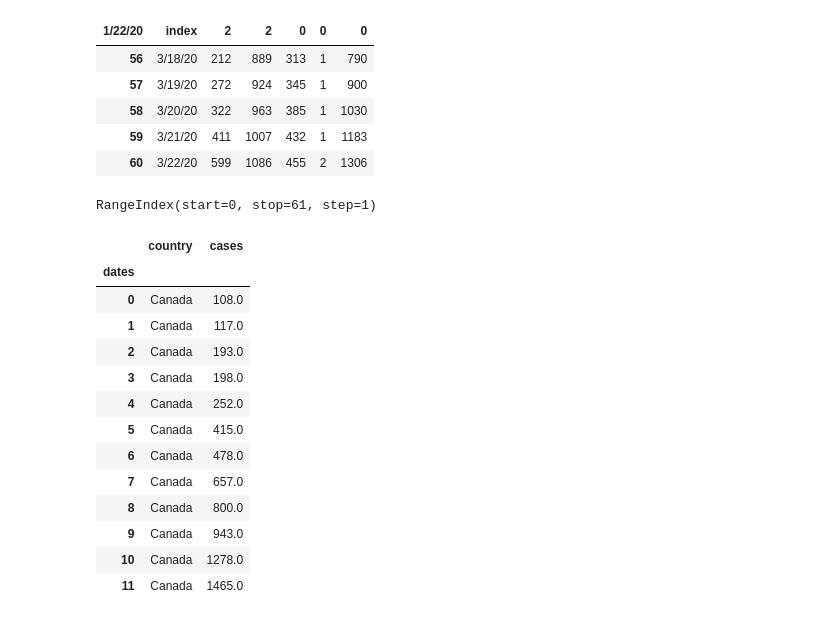
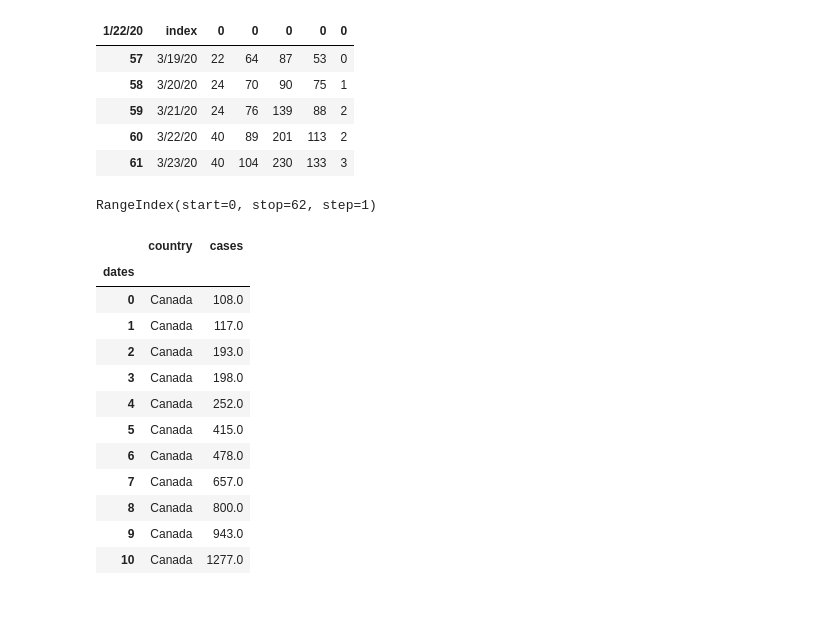
Before and after one commit to minix1234/minix1234.github.io, a Jupyter notebook: pelican/notebooks/activecases.ipynb, the cells around one changed output. Saved outputs shown, nothing was run; the diff lists cells and outputs as text; code cells hidden in the pictures.

```diff
--- a/pelican/notebooks/activecases.ipynb
+++ b/pelican/notebooks/activecases.ipynb
@@ -3,7 +3,7 @@ import pandas as pd
 import numpy as np
 # %%
 
-url = 'https://raw.githubusercontent.com/CSSEGISandData/COVID-19/master/csse_covid_19_data/csse_covid_19_time_series/time_series_19-covid-Confirmed.csv'
+url = 'https://raw.githubusercontent.com/CSSEGISandData/COVID-19/master/csse_covid_19_data/csse_covid_19_time_series/time_series_covid19_confirmed_global.csv'  #time_series_19-covid-Confirmed.csv'#
 dfcases = pd.read_csv(url,index_col=0,parse_dates=[0])
 # %%
 #dfcases = pd.read_csv('time_series_19-covid-Confirmed.csv')
@@ -65,5 +65,5 @@ dfmax.head()
 # %%
-dfmax = dfmax[dfmax['max'] > 600]
+dfmax = dfmax[dfmax['max'] > 1600]
 llist = dfmax['country'].values.tolist()
 df = df[llist]
 df.to_csv('df.csv')
@@ -160,16 +161,16 @@ dffull = dffull.rename(columns={'Country/Region': 'dates'})
 #df = df.set_index('dates')
 dffull.tail()
 # %% [output]
-| 1/22/20 | index | 2 | 2 | 0 | 0 | 0 |
-| 56 | 3/18/20 | 212 | 889 | 313 | 1 | 790 |
-| 57 | 3/19/20 | 272 | 924 | 345 | 1 | 900 |
-| 58 | 3/20/20 | 322 | 963 | 385 | 1 | 1030 |
-| 59 | 3/21/20 | 411 | 1007 | 432 | 1 | 1183 |
-| 60 | 3/22/20 | 599 | 1086 | 455 | 2 | 1306 |
+| 1/22/20 | index | 0 | 0 | 0 | 0 | 0 |
+| 57 | 3/19/20 | 22 | 64 | 87 | 53 | 0 |
+| 58 | 3/20/20 | 24 | 70 | 90 | 75 | 1 |
+| 59 | 3/21/20 | 24 | 76 | 139 | 88 | 2 |
+| 60 | 3/22/20 | 40 | 89 | 201 | 113 | 2 |
+| 61 | 3/23/20 | 40 | 104 | 230 | 133 | 3 |
 # %%
 dffull.index
 # %% [output]
-RangeIndex(start=0, stop=61, step=1)
+RangeIndex(start=0, stop=62, step=1)
 # %%
 %matplotlib inline
 #%matplotlib widget
@@ -184,20 +187,19 @@ def func(x, a, b, c):
 # %%
-#plot = dfmelt.loc[dfmelt['country'] == 'Canada']
 plot = dfmelt.loc[(dfmelt['country'] == 'Canada') & (dfmelt['cases'].isna() != True)]
-plot#['cases'].isna()
+plot = plot.loc[plot.index <=10]
+plot
 # %% [output]
 |  | country | cases |
 | dates |  |  |
 | 0 | Canada | 108.0 |
 | 1 | Canada | 117.0 |
 | 2 | Canada | 193.0 |
 | 3 | Canada | 198.0 |
 | 4 | Canada | 252.0 |
 | 5 | Canada | 415.0 |
 | 6 | Canada | 478.0 |
 | 7 | Canada | 657.0 |
 | 8 | Canada | 800.0 |
 | 9 | Canada | 943.0 |
-| 10 | Canada | 1278.0 |
-| 11 | Canada | 1465.0 |
+| 10 | Canada | 1277.0 |
 # %%
```
Also changed, not shown: parts of 12 cells of this notebook, 58 other files.
